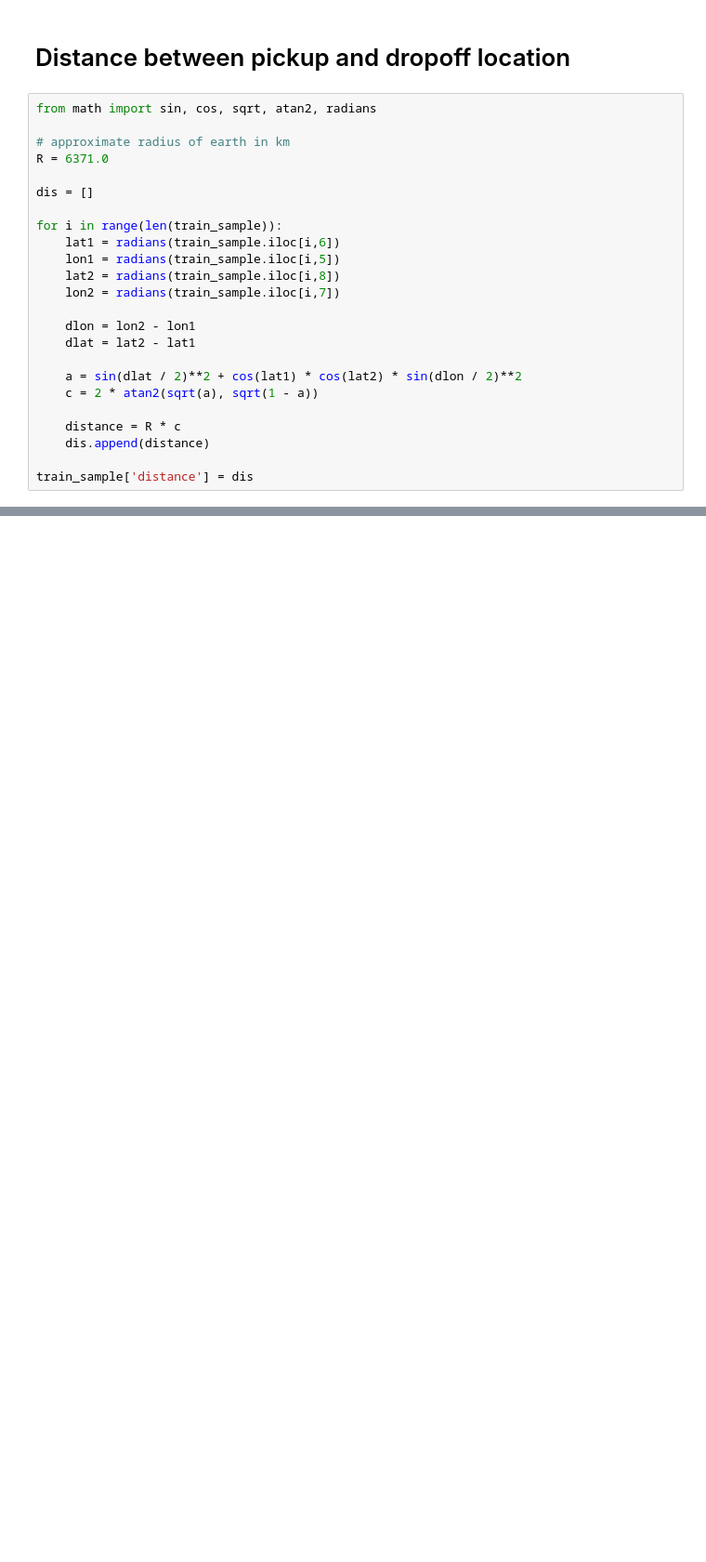
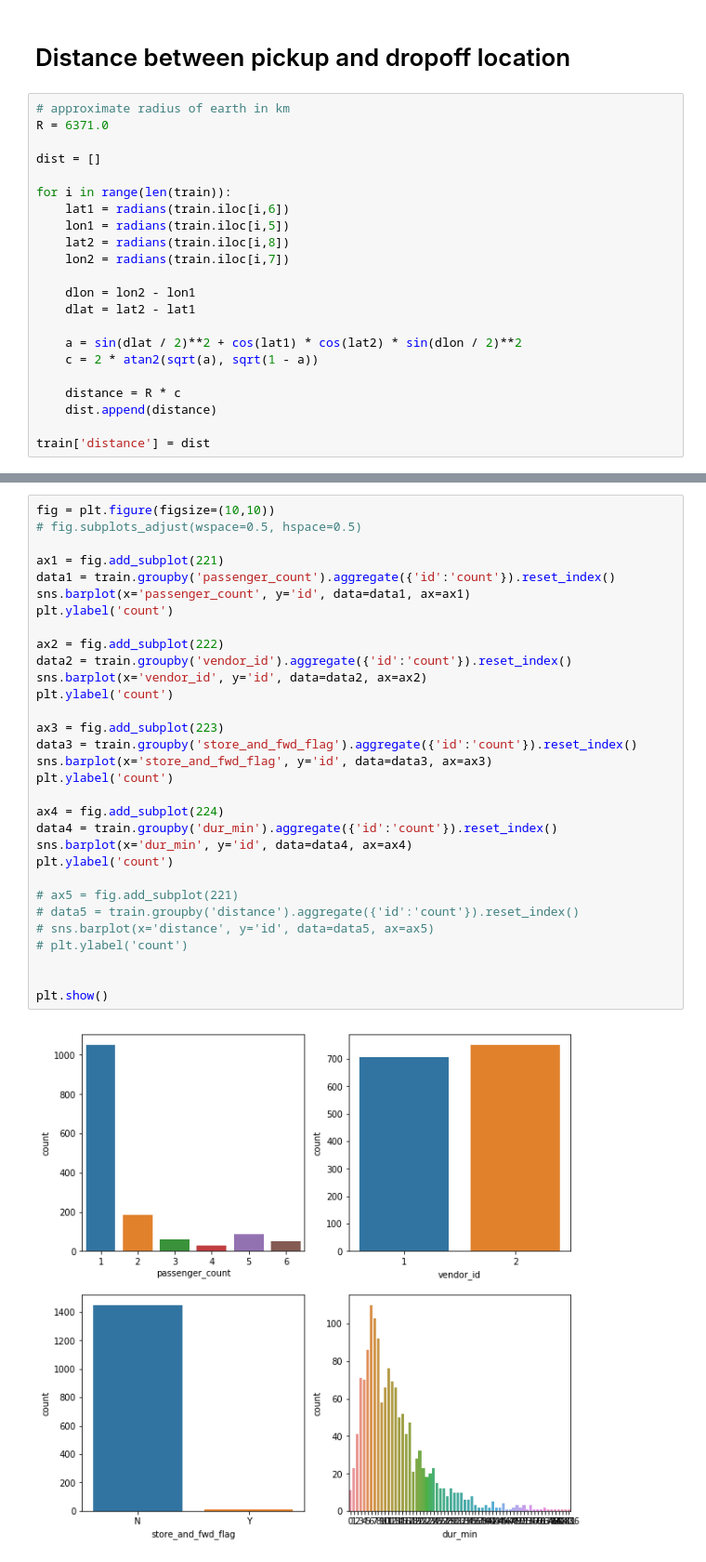
Before and after one commit to jungi21cc/taxi, a Jupyter notebook: taxi_EDA_integrated.ipynb, the cells around one changed output, grey strips where cells are left out. Shown at 93% size. Cells and saved outputs as stored; diff of their text form; blank space fills up the shorter version.

```diff
--- a/taxi_EDA_integrated.ipynb
+++ b/taxi_EDA_integrated.ipynb
@@ -161,18 +123,16 @@ Name: drop_datehour, dtype: int64
 # %% [markdown]
 # Distance between pickup and dropoff location
 # %%
-from math import sin, cos, sqrt, atan2, radians
-
 # approximate radius of earth in km
 R = 6371.0
 
-dis = []
+dist = []
 
-for i in range(len(train_sample)):
-    lat1 = radians(train_sample.iloc[i,6])
-    lon1 = radians(train_sample.iloc[i,5])
-    lat2 = radians(train_sample.iloc[i,8])
-    lon2 = radians(train_sample.iloc[i,7])
+for i in range(len(train)):
+    lat1 = radians(train.iloc[i,6])
+    lon1 = radians(train.iloc[i,5])
+    lat2 = radians(train.iloc[i,8])
+    lon2 = radians(train.iloc[i,7])
 
     dlon = lon2 - lon1
     dlat = lat2 - lat1
@@ -181,6 +141,6 @@ for i in range(len(train_sample)):
     c = 2 * atan2(sqrt(a), sqrt(1 - a))
 
     distance = R * c
-    dis.append(distance)
+    dist.append(distance)
 
-train_sample['distance'] = dis
+train['distance'] = dist
@@ -190,0 +168,33 @@ train_sample.head(5)
+# %%
+fig = plt.figure(figsize=(10,10))
+# fig.subplots_adjust(wspace=0.5, hspace=0.5)
+
+ax1 = fig.add_subplot(221)
+data1 = train.groupby('passenger_count').aggregate({'id':'count'}).reset_index()
+sns.barplot(x='passenger_count', y='id', data=data1, ax=ax1)
+plt.ylabel('count')
+
+ax2 = fig.add_subplot(222)
+data2 = train.groupby('vendor_id').aggregate({'id':'count'}).reset_index()
+sns.barplot(x='vendor_id', y='id', data=data2, ax=ax2)
+plt.ylabel('count')
+
+ax3 = fig.add_subplot(223)
+data3 = train.groupby('store_and_fwd_flag').aggregate({'id':'count'}).reset_index()
+sns.barplot(x='store_and_fwd_flag', y='id', data=data3, ax=ax3)
+plt.ylabel('count')
+
+ax4 = fig.add_subplot(224)
+data4 = train.groupby('dur_min').aggregate({'id':'count'}).reset_index()
+sns.barplot(x='dur_min', y='id', data=data4, ax=ax4)
+plt.ylabel('count')
+
+# ax5 = fig.add_subplot(221)
+# data5 = train.groupby('distance').aggregate({'id':'count'}).reset_index()
+# sns.barplot(x='distance', y='id', data=data5, ax=ax5)
+# plt.ylabel('count')
+
+
+plt.show()
+# %% [output]
+[figure, added]
```
Also changed, not shown: parts of 29 cells of this notebook.
